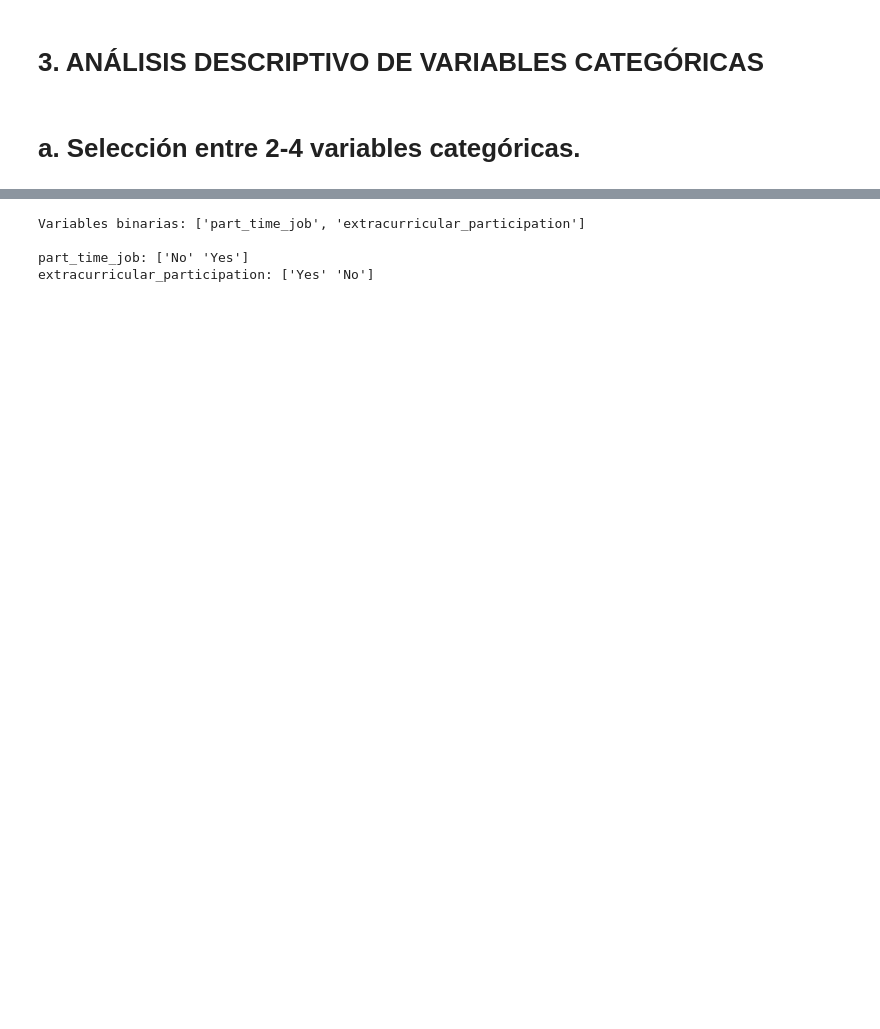
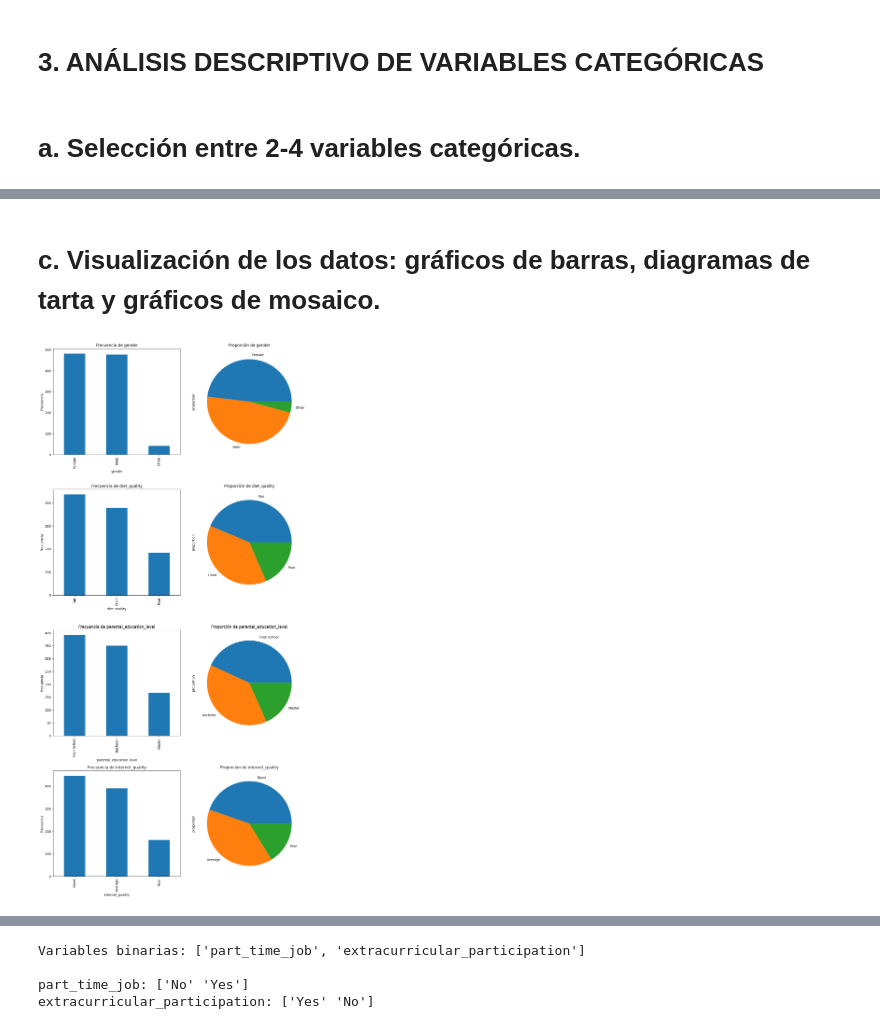
Before and after one commit to Alexgit999/AED_UE, a Jupyter notebook: AED_actividad_2.ipynb, the cells around one changed output, grey strips where cells are left out. Saved outputs shown, nothing was run; the diff lists cells and outputs as text; code cells hidden in the pictures; blank space fills up the shorter version.

```diff
--- a/AED_actividad_2.ipynb
+++ b/AED_actividad_2.ipynb
@@ -259,9 +314,10 @@ algo que ya era apreciable en los gráficos con forma de campana de Gauss.
 # a. Selección entre 2-4 variables categóricas.
 # %%
 # Filtrar columnas categóricas que no sean binarias ni numéricas
+# También excluimos student_id ya que no es una variable
 categorical_vars = [
     col for col in df.select_dtypes(include=['object', 'category']).columns
-    if df[col].nunique() > 2 and not df[col].str.contains('%').any()
+    if df[col].nunique() > 2 and not df[col].str.contains('%').any() and col != 'student_id'
 ]
 
 print("VARIABLES CATEGÓRICAS:\n")
@@ -279,0 +337,8 @@ internet_quality
+# %%
+for col in categorical_vars:
+    print(f"Frecuencia absoluta de {col}:")
+    print(df[col].value_counts())
+
+    print(f"\nFrecuencia relativa de {col}:")
+    print(df[col].value_counts(normalize=True))
+    print("\n" + "="*50)
@@ -279,0 +363,23 @@ internet_quality
+# %% [markdown]
+# c. Visualización de los datos: gráficos de barras, diagramas de tarta y gráficos de mosaico.
+# %%
+
+
+# Crear subgráficos: dos columnas para cada gráfico
+fig, axes = plt.subplots(nrows=len(categorical_vars), ncols=2, figsize=(12, 6 * len(categorical_vars)))
+
+# Iterar sobre las variables categóricas y graficar
+for i, col in enumerate(categorical_vars):
+    # Gráfico de barras (frecuencia absoluta)
+    df[col].value_counts().plot(kind='bar', ax=axes[i, 0], title=f'Frecuencia de {col}')
+    axes[i, 0].set_xlabel(col)
+    axes[i, 0].set_ylabel('Frecuencia')
+
+    # Gráfico de tarta (frecuencia relativa)
+    df[col].value_counts(normalize=True).plot(kind='pie', ax=axes[i, 1], title=f'Proporción de {col}')
+
+# Ajustar espacio entre subgráficos
+plt.tight_layout()
+plt.show();
+# %% [output]
+[figure, added]
```
Also changed, not shown: parts of 48 cells of this notebook.
